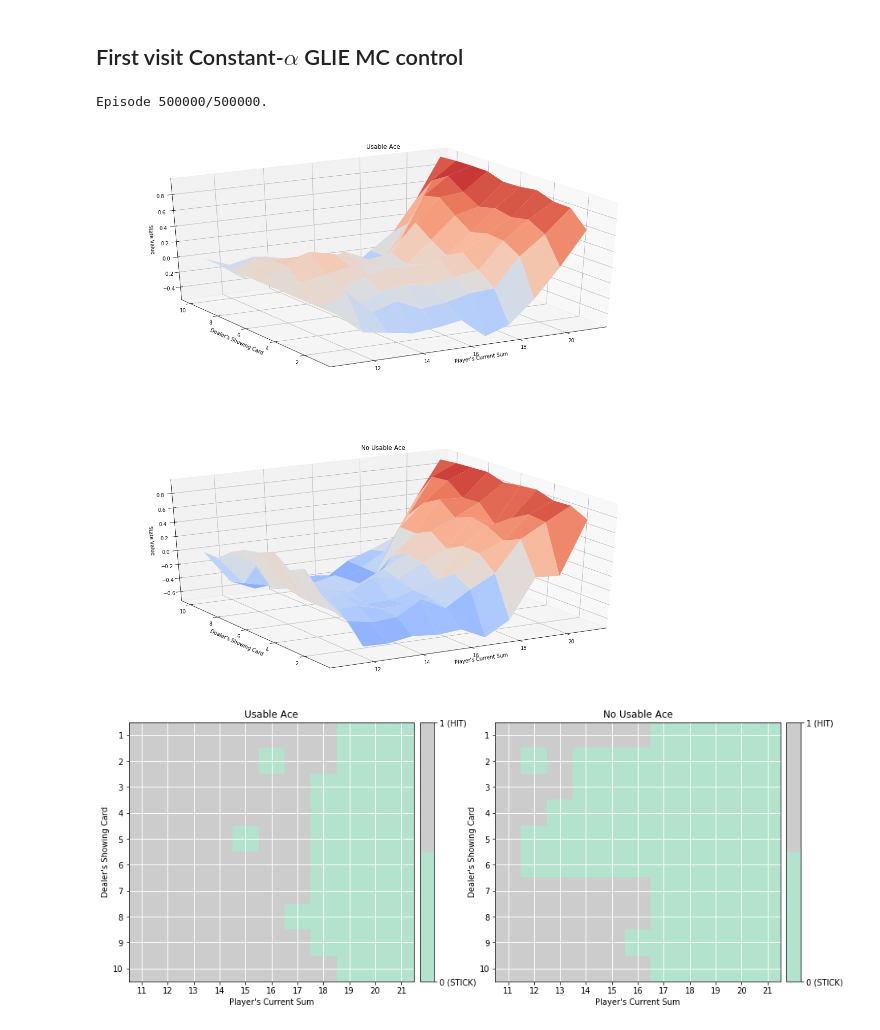
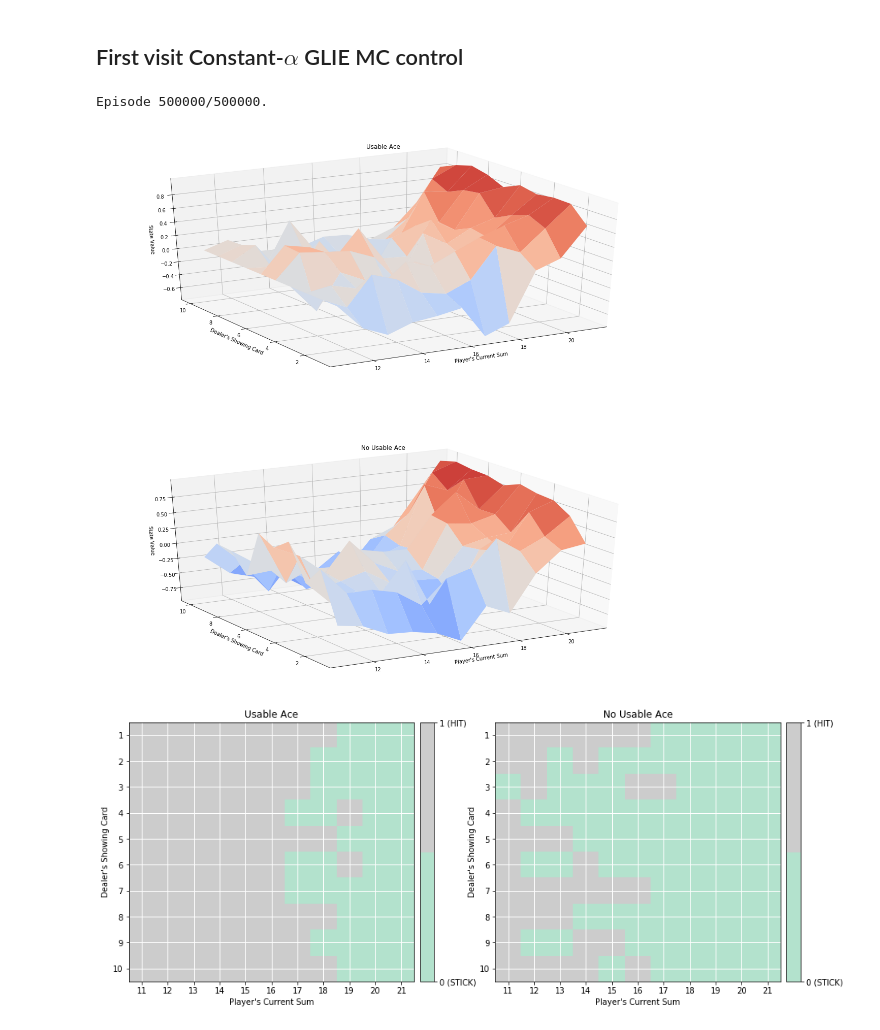
Before and after one commit to gf712/deep-reinforcement-learning, a Jupyter notebook: monte-carlo/Monte_Carlo.ipynb, the cells around one changed output. Cells and saved outputs as stored; diff of their text form; code cells hidden in the pictures.

```diff
--- a/monte-carlo/Monte_Carlo.ipynb
+++ b/monte-carlo/Monte_Carlo.ipynb
@@ -310,7 +308,7 @@ def get_probs(action, epsilon, nA):
     return policy_s
 
 def mc_control_glie_constant_alpha(env, num_episodes, alpha,
-                                   epsilon, epsilon_decay=0.99,
+                                   epsilon, epsilon_decay=0.00001,
                                    min_epsilon = 0.1, gamma=1.0):
     """ Extension of MC control algorithm.
         Adds epsilon learning, which adds randomness to the
@@ -371,13 +369,13 @@ def mc_control_glie_constant_alpha(env, num_episodes, alpha,
 
     return policy, Q
 # %%
-policy, Q = mc_control_glie_constant_alpha(env, 500000, alpha=0.02, epsilon=1.0,
-                                           epsilon_decay=0.99, min_epsilon=0.05)
+policy, Q = mc_control_glie_constant_alpha(env, 500000, alpha=0.1, epsilon=1.0,
+                                           epsilon_decay=0.0001, min_epsilon=0.05)
 V = dict((k,np.max(v)) for k, v in Q.items())
 plot_blackjack_values(V)
 # %% [output]
 Episode 500000/500000.
-[figure, old version]
+[figure, new version]
 # %%
 plot_policy(policy)
 # %% [output]
```
Also changed, not shown: parts of 5 cells of this notebook, 1 other file.
